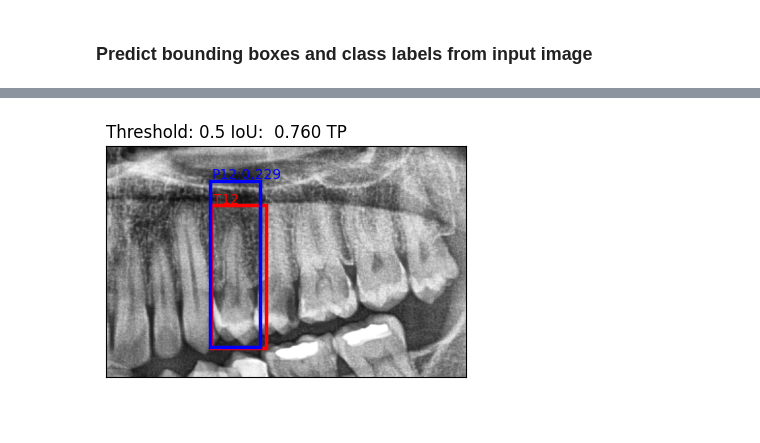
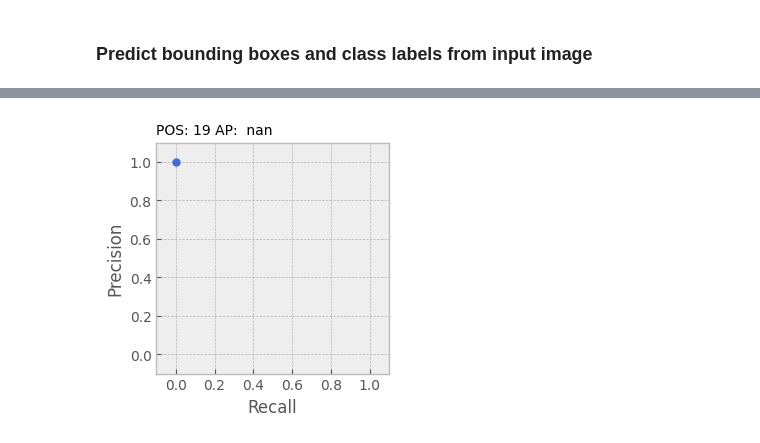
Before and after one commit to awerdich/detection, a Jupyter notebook: notebooks/09_dentex_metrics_AP.ipynb, the cells around one changed output, grey strips where cells are left out. Saved outputs shown, nothing was run; the diff lists cells and outputs as text; code cells hidden in the pictures; blank space fills up the shorter version.

Commit message:
ap metrics started.

```diff
--- a/notebooks/09_dentex_metrics_AP.ipynb
+++ b/notebooks/09_dentex_metrics_AP.ipynb
@@ -193,18 +234,18 @@ label_col = 'ada'
 file_col = 'file_name'
 bbox_col = 'bbox'
 # %%
-label = 12
-
+# Loop over all tooth positions
+ap_df_list = []
+ada_list = sorted(list(df[label_col].unique()))
+label = 19
+#for l, label in enumerate(ada_list):
 df_label = df.loc[(df[dset_col] == dset) & (df[label_col] == label)]
 df_label_files = sorted(list(df_label['file_name'].unique()))
 print(f'Processing {len(df_label_files)} images for label {label}')
 
-# Loop over the image files
-# f = 0
-# file_name = df_label_files[f]
-output_df_label = []
+output_df_label_list = []
 for f, file_name in enumerate(df_label_files):
-    print(f'Label {label} Image {f + 1} / {len(df_label_files)}')
+    # print(f'Label {label} Image {f + 1} / {len(df_label_files)}')
 
     file_basename = file_name.split('.')[0]
     file = os.path.join(image_dir, file_name)
@@ -245,12 +286,11 @@ for f, file_name in enumerate(df_label_files):
                                  iou_threshold=iou_threshold,
                                  prediction=prediction)
     output_df = output_df.rename(columns={'bbox': 'predicted_bbox'})
-    # ADD PRECISION AND RECALL FOR THIS IMAGE (EVEN THOUGH IT IS TRIVIAL)
+
     # Save this prediction
-    output_df_label.append(output_df)
+    output_df_label_list.append(output_df)
 
     # Show the result
-    fig, ax = plt.subplots(figsize=figsize)
     if predicted_bbox is not None:
         bbox_list = [bbox, predicted_bbox]
         label_list = [f'T{str(label).zfill(2)}', f'P{str(label).zfill(2)}:{predicted_score:.3f}']
@@ -260,16 +300,59 @@ for f, file_name in enumerate(df_label_files):
         label_list = [f'T{str(label).zfill(2)}']
         color_list = ['r']
 
-    ax = show_image_with_boxes(image=im_eq,
-                               bbox_list=bbox_list,
-                               label_list=label_list,
-                               alpha=1.0,
-                               colors=color_list,
-                               ax=ax)
-    ax.set_title(f'Threshold: {iou_threshold} IoU: {np_iou: .3f} {prediction}', loc='left')
-    output_file_name = f'{file_basename}_{prediction}.png'
-    output_file = os.path.join(output_dir, output_file_name)
-    plt.savefig(output_file, bbox_inches='tight')
-    plt.show()
-output_df_label = pd.concat(output_df_label, axis=0, ignore_index=True)
+    # Show the images (comment if not needed)
+    # fig, ax = plt.subplots(figsize=figsize)
+    # ax = show_image_with_boxes(image=im_eq,
+    #                            bbox_list=bbox_list,
+    #                            label_list=label_list,
+    #                            alpha=1.0,
+    #                            colors=color_list,
+    #                            ax=ax)
+    # ax.set_title(f'POS: {str(label).zfill(2)} {file_basename} IoU_thr: {iou_threshold} IoU: {np_iou: .3f} {prediction}',
+    #              loc='left', fontsize=10)
+    # output_file_name = f'{file_basename}_{prediction}.png'
+    # output_file = os.path.join(output_dir, output_file_name)
+    # plt.savefig(output_file, bbox_inches='tight')
+    # plt.show()
+
+# Create one data frame with all predictions
+output_df_label = pd.concat(output_df_label_list, axis=0, ignore_index=True).\
+                sort_values(by='score', ascending=False).\
+                reset_index(drop=True)
+
+# Calculate ap_metrics
+preds = output_df_label['prediction'].tolist()
+scores = output_df_label['score'].tolist()
+ap_output_label = ap_scores(preds, scores)
+cs_recall = ap_output_label.get('cs_recall')
+cs_precision = ap_output_label.get('cs_precision')
+ap_score = ap_output_label.get('ap_score')
+
+#Plot the result
+plt.style.use('bmh')
+color = 'royalblue'
+fig, ax = plt.subplots(figsize=(3, 3))
+ax.plot(cs_recall, cs_precision, color=color, marker='o', markersize=5)
+ax.plot(cs_recall, cs_precision, color=color, linewidth=0.5)
+ax.set(xlim=[-0.1, 1.1], xticks=np.arange(0, 1.1, 0.2),
+       ylim=[-0.1, 1.1], yticks=np.arange(0, 1.1, 0.2))
+ax.set(xlabel='Recall', ylabel='Precision')
+ax_title = f'POS: {str(label).zfill(2)} AP: {ap_score: .3f}'
+ax.set_title(ax_title, loc='left', fontsize=10)
+example_file_name = f'dentex_{str(label).zfill(2)}_PR.png'
+example_file = os.path.join(output_dir, example_file_name)
+# plt.savefig(example_file, bbox_inches='tight')
+plt.show()
+
+ap_dict = {'label_ada': label,
+           'nms_threshold': nms_threshold,
+           'iou_threshold': iou_threshold,
+           'n_images': len(df_label_files),
+           'ap_score': ap_score,
+           'precision': ap_output_label.get('precision'),
+           'recall': ap_output_label.get('recall'),
+           'fscore': ap_output_label.get('f_score')}
+
+ap_df_label = pd.DataFrame(ap_dict, index=[0])
+ap_df_list.append(ap_df_label)
 # %% [output]
@@ -278 +360 @@ Label 12 Image 1 / 6
-[figure, old version]
+[figure, new version]
```
Also changed, not shown: parts of 12 cells of this notebook, 2 other files.
